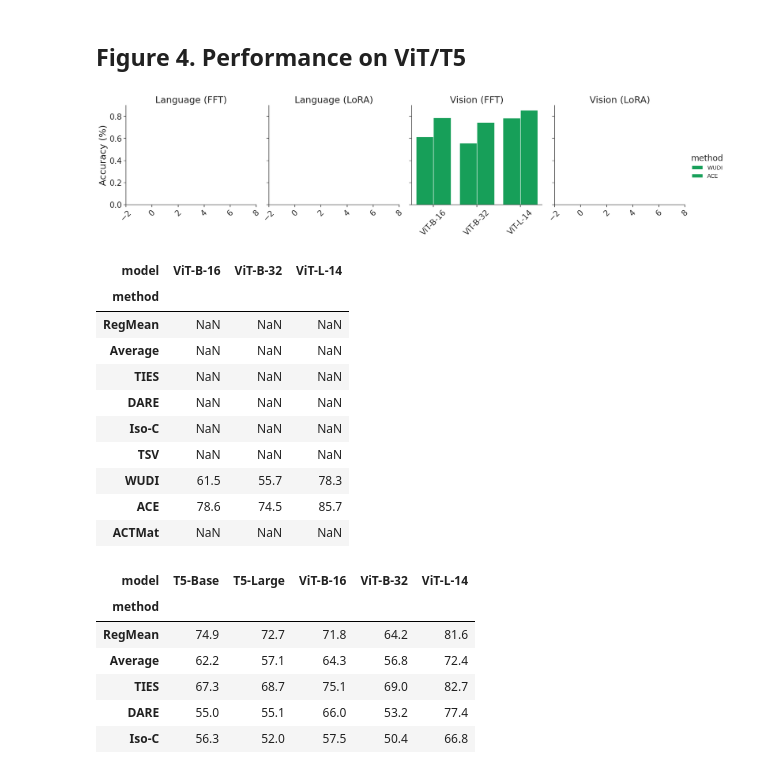
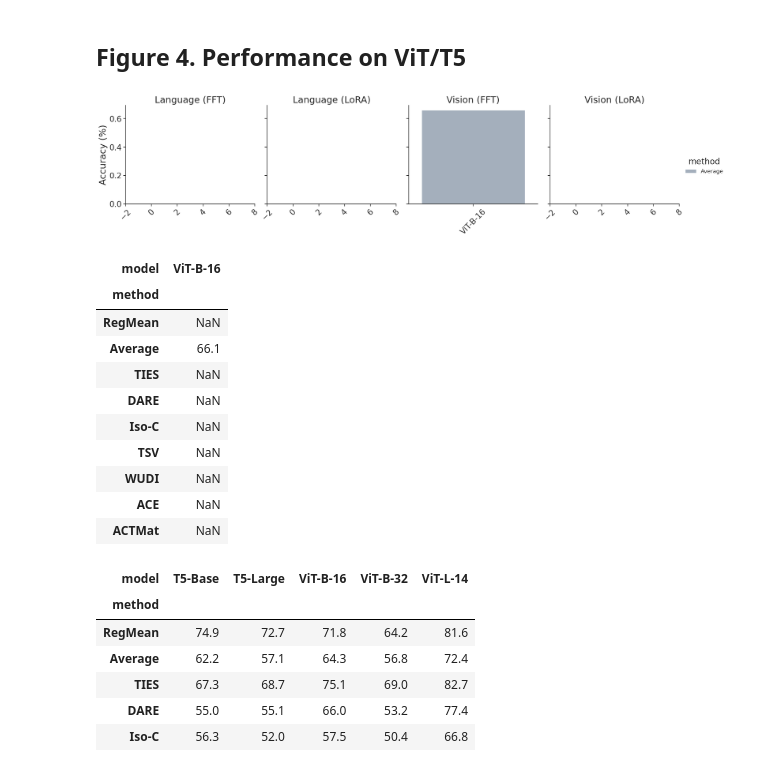
Before and after one commit to marawangamal/actmat, a Jupyter notebook: scripts/analysis.ipynb, the cells around one changed output. Drawn from its saved outputs; the diff is of its cells as text; code cells hidden in the pictures.

Commit message:
Exp: add results

```diff
--- a/scripts/analysis.ipynb
+++ b/scripts/analysis.ipynb
@@ -257,7 +257,7 @@ model_to_group = {
 
 rows = []
 rootdir = "../artifacts/results"
-rootdir = "../artifacts/results-wang"
+rootdir = "../artifacts/results-wang20"
 for model in models:
     for method in methods:
 
@@ -283,34 +283,34 @@ for model in models:
                         "acc": avg_score,
                     }
                 )
 
 if not rows:
     raise ValueError("No records")
 df = pd.DataFrame(rows)
 df["group"] = (df["model"] + "::" + df["finetuning_mode"]).map(
     lambda x: model_to_group[x]
 )
 df["model"] = df["model"].map(lambda x: model_to_model.get(x, "red"))
 df["method"] = df["method"].map(lambda x: method_to_method.get(x, x))
 # display(df)
 g = sns.catplot(
     data=df,
     x="model",
     hue="method",
     y="acc",
     col="group",
     col_order=["Language (FFT)", "Language (LoRA)", "Vision (FFT)", "Vision (LoRA)"],
     kind="bar",
     palette=method_to_color,
     sharex=False,
 )
 # Formatting.
 g.set_axis_labels("", "Accuracy (%)")
 g.set_xticklabels(rotation=45)
 g.set_titles("{col_name}", fontsize=BASE_FONTSIZE)
 apply_hatches(g, method_to_hatch)
 # %% [output]
-[figure, old version]
+[figure, new version]
 # %%
 # Display all methods
 # filter (fft only)
@@ -333,17 +333,17 @@ dfp = dfp.reindex(method_order)
 dfp
 # print(dfp.to_latex(float_format="{:0.1f}".format))
 # %% [output]
-| model | ViT-B-16 | ViT-B-32 | ViT-L-14 |
-| method |  |  |  |
-| RegMean | NaN | NaN | NaN |
-| Average | NaN | NaN | NaN |
-| TIES | NaN | NaN | NaN |
-| DARE | NaN | NaN | NaN |
-| Iso-C | NaN | NaN | NaN |
-| TSV | NaN | NaN | NaN |
-| WUDI | 61.5 | 55.7 | 78.3 |
-| ACE | 78.6 | 74.5 | 85.7 |
-| ACTMat | NaN | NaN | NaN |
+| model | ViT-B-16 |
+| method |  |
+| RegMean | NaN |
+| Average | 66.1 |
+| TIES | NaN |
+| DARE | NaN |
+| Iso-C | NaN |
+| TSV | NaN |
+| WUDI | NaN |
+| ACE | NaN |
+| ACTMat | NaN |
 # %%
 # Display all methods
 # filter (lora only)
```
Also changed, not shown: parts of 2 cells of this notebook, 7 other files.
